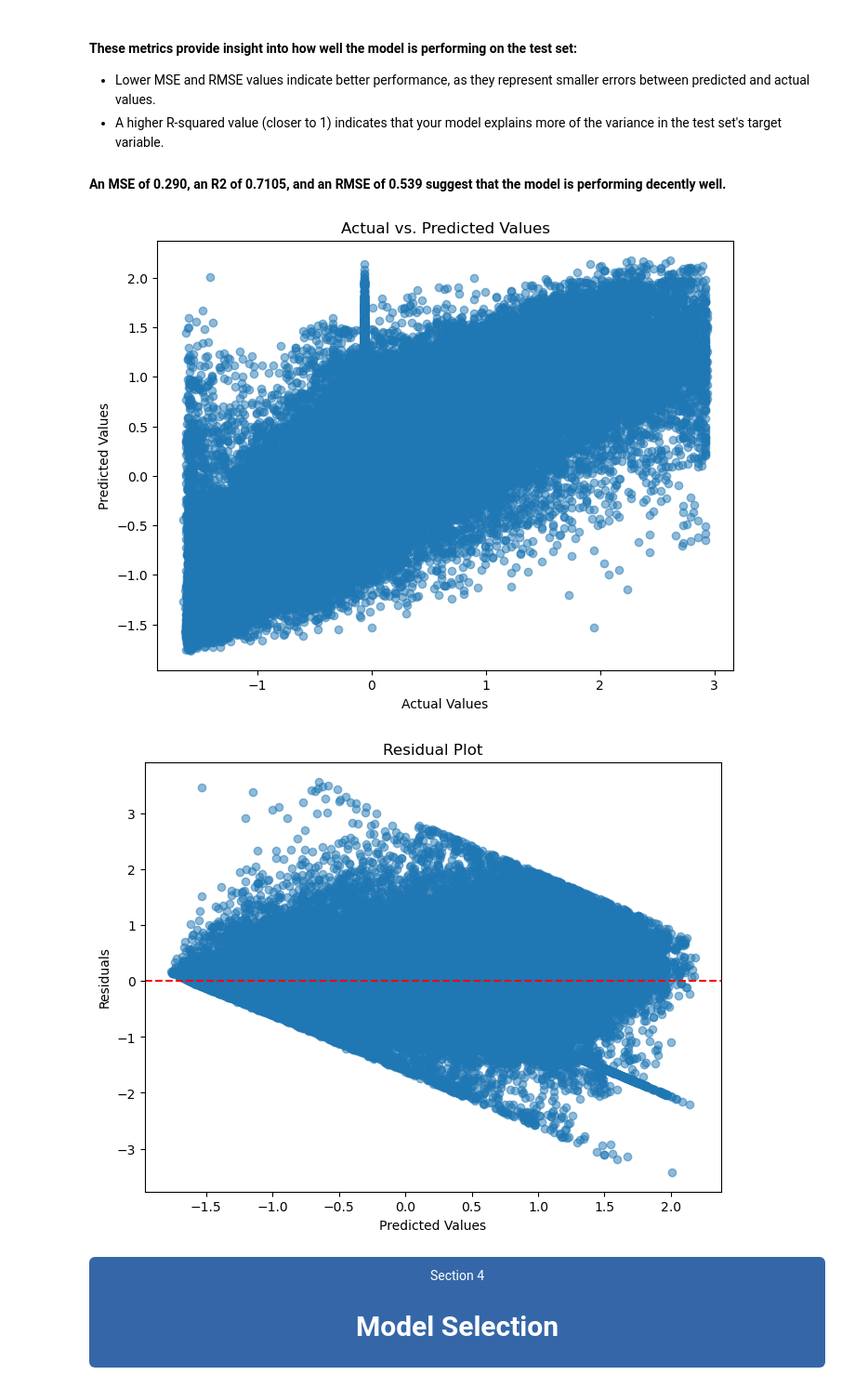
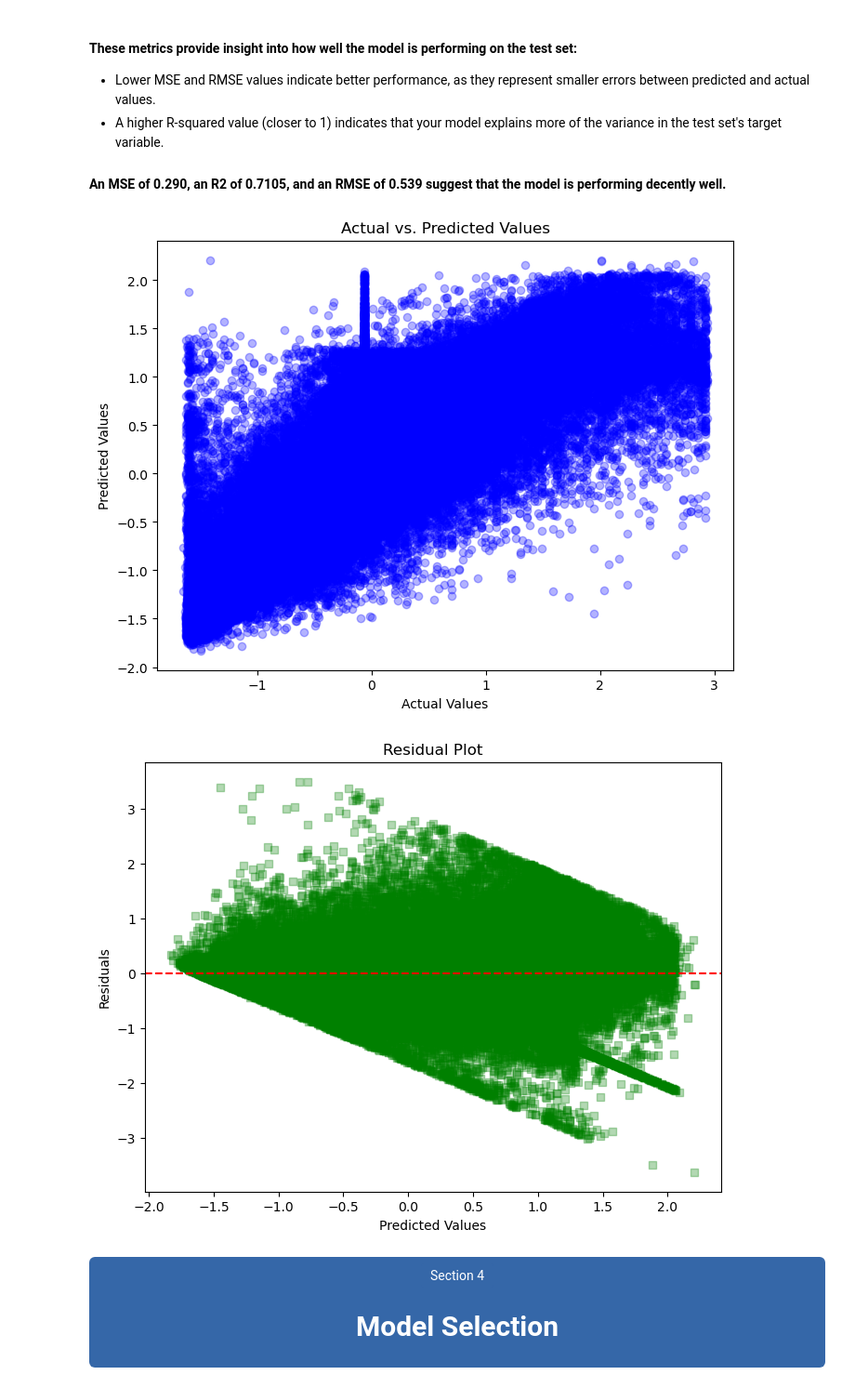
Before and after one commit to maxheijmans/AIM4B_Group1, a Jupyter notebook: UsedCarAuctionPrices/Modelling_UsedCarAuctionPrices.ipynb, the cells around one changed output. Shown at 93% size. Drawn from its saved outputs; the diff is of its cells as text; code cells hidden in the pictures.

```diff
--- a/UsedCarAuctionPrices/Modelling_UsedCarAuctionPrices.ipynb
+++ b/UsedCarAuctionPrices/Modelling_UsedCarAuctionPrices.ipynb
@@ -630,17 +622,15 @@ TypeError: Expected sequence or array-like, got <class 'sklearn.ensemble._forest
 # %% [markdown]
 > <div style="text-align: center"><font color='gold' style='font-size: 30px;'><b>3.2 Model evaluation: ANN</b></font></div>
 # %%
-from sklearn.metrics import mean_squared_error, r2_score
+#Trained sequential model
+ann_predictions = model.predict(X_test)
 
-# Assuming 'model' is your trained Sequential ANN model
-predictions = model.predict(X_test)
-
-# Calculate metrics
-mse = mean_squared_error(y_test, predictions)
-r2 = r2_score(y_test, predictions)
+#Calculating metrics
+mse = mean_squared_error(y_test, ann_predictions)
+r2 = r2_score(y_test, ann_predictions)
 rmse = np.sqrt(mse)  # Calculate RMSE
 
-# Display metrics
+#Showing the metrics
 print(f"Mean Squared Error (MSE): {mse}")
 print(f"R-squared (R2): {r2}")
 print(f"Root Mean Squared Error (RMSE): {rmse}")
@@ -656,26 +647,26 @@ Root Mean Squared Error (RMSE): 0.5385458840528502
 
 #### An **MSE of 0.290**, an **R2 of 0.7105**, and an **RMSE of 0.539** suggest that the **model is performing decently well**.
 # %%
-# Actual vs. Predicted Plot
+#Actual vs. Predicted Plot
 plt.figure(figsize=(8, 6))
-plt.scatter(y_test, predictions, alpha=0.5)
+plt.scatter(y_test, ann_predictions, alpha=0.3, color='blue', marker='o')  # Adjust alpha, colour, and marker
 plt.xlabel('Actual Values')
 plt.ylabel('Predicted Values')
 plt.title('Actual vs. Predicted Values')
 plt.show()
 
-# Residual Plot
-residuals = y_test - predictions
+#Residual Plot
+residuals = y_test - ann_predictions
 plt.figure(figsize=(8, 6))
-plt.scatter(predictions, residuals, alpha=0.5)
+plt.scatter(ann_predictions, residuals, alpha=0.3, color='green', marker='s')
 plt.xlabel('Predicted Values')
 plt.ylabel('Residuals')
-plt.axhline(y=0, color='r', linestyle='--')  # Adding a horizontal line at y=0 for reference
+plt.axhline(y=0, color='r', linestyle='--')  #Adding a horizontal line at y=0 for reference
 plt.title('Residual Plot')
 plt.show()
 # %% [output]
-[figure, old version]
+[figure, new version]
-[figure, old version]
+[figure, new version]
 # %% [markdown]
 <div style="position: relative; background: #3567A8; color: white; padding: 10px 15px; text-align: center; border-radius: 6px;">
     <span style="position: absolute; left: -25px; top: 10px; transform: rotate(-45deg); background: #3567A8; padding: 5px 10px; border-radius: 3px;">Section 4</span>
```
Also changed, not shown: parts of 24 cells of this notebook.
